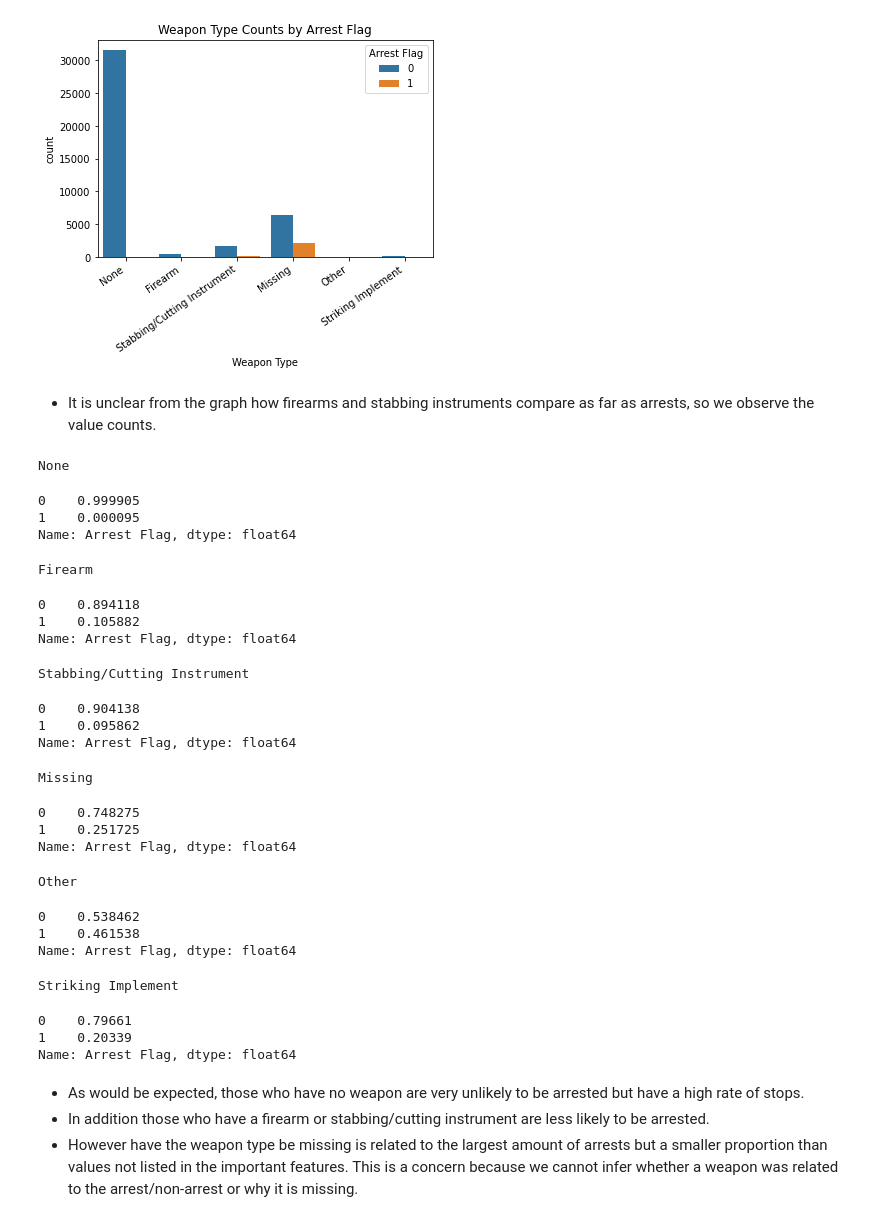
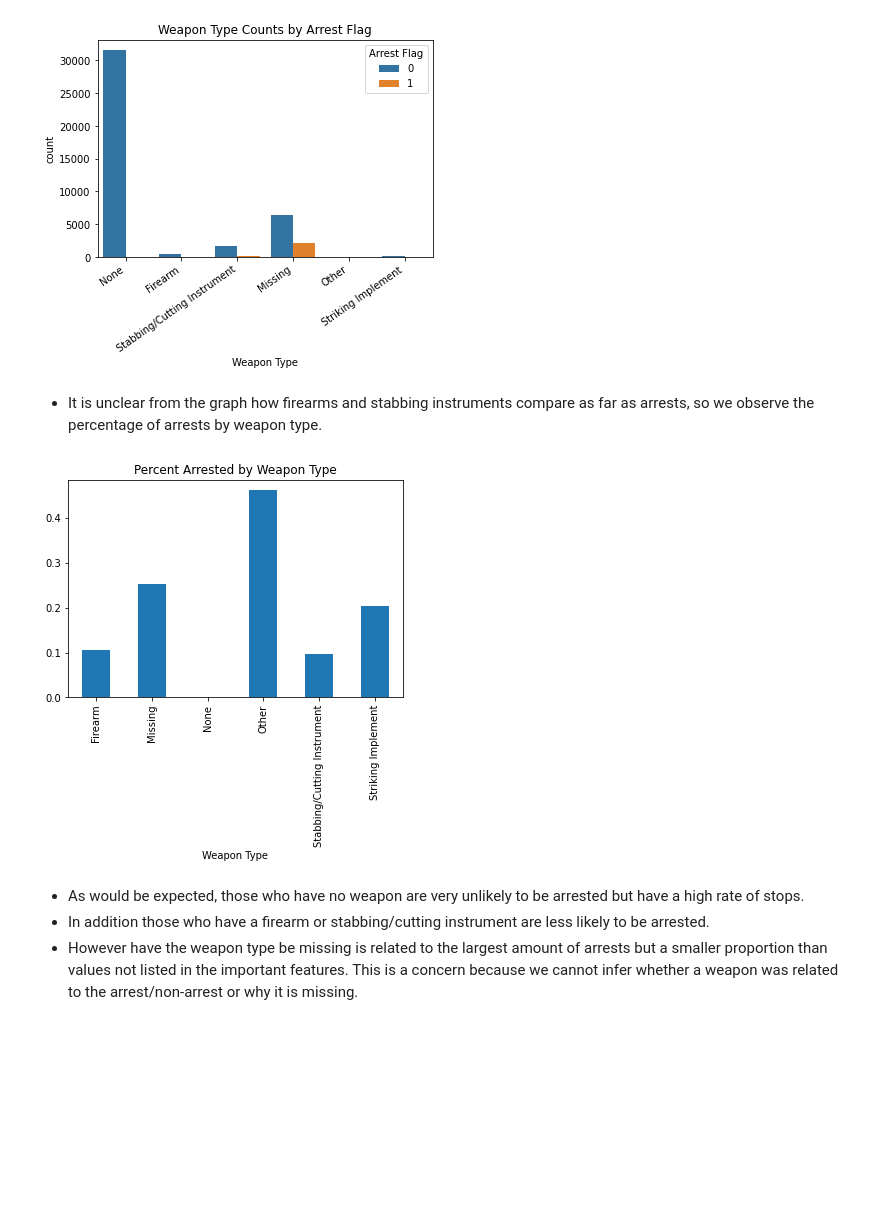
Before and after one commit to charlottebasch/Variables-Affecting-Terry-Stops, a Jupyter notebook: student.ipynb, the cells around one changed output. Cells and saved outputs as stored; diff of their text form; code cells hidden in the pictures; blank space fills up the shorter version.

```diff
--- a/student.ipynb
+++ b/student.ipynb
@@ -1101,20 +1083,30 @@ race_comp["Percent Arrests"].plot(kind="bar")
 # %%
 def feature_catplots(x):
+    """List the values of the category specified in feature importance (if categorical) and plots the column."""
+
+    #check for categical columns, and print out the important levels of the feature
     if x in cat_cols:
         fig, ax = plt.subplots(figsize=(6,4))
         print(f"Important Aspects of {x} are:")
         for feature in features:
             if x in feature:
                 print(f"- {feature[1]}")
+
+    #make the plot wider for numeric columns to accomodate the greater number of values
     else:
         fig, ax = plt.subplots(figsize=(12,4))
+
+    #plot the counts seperated by arrest
     sns.countplot(x=x, data=data, hue="Arrest Flag");
     plt.xticks(rotation=35, ha="right");
     plt.title(f"{x} Counts by Arrest Flag")
-def check_value_counts(x):
-    for item in data[x].unique():
-        print(item)
-        display(data[data[x] == item]["Arrest Flag"].value_counts(normalize=True))
+
+def check_percentage(x):
+    """Plot the percentage arrested for the specified category."""
+
+    df = data.groupby(x)["Arrest Flag"].value_counts(normalize=True).to_frame("Percent Arrests"). reset_index()
+    df = df[df["Arrest Flag"] == 1].set_index(x)
+    df["Percent Arrests"].plot(kind="bar", title=f"Percent Arrested by {x}")
 # %%
 feature_catplots(feats[0])
 # %% [output]
@@ -1125,34 +1117,11 @@ Important Aspects of Weapon Type are:
 - Firearm
 [figure]
 # %% [markdown]
-- It is unclear from the graph how firearms and stabbing instruments compare as far as arrests, so we observe the value counts.
+- It is unclear from the graph how firearms and stabbing instruments compare as far as arrests, so we observe the percentage of arrests by weapon type.
 # %%
-check_value_counts(feats[0])
+check_percentage(feats[0])
 # %% [output]
-None
-0    0.999905
-1    0.000095
-Name: Arrest Flag, dtype: float64
-Firearm
-0    0.894118
-1    0.105882
-Name: Arrest Flag, dtype: float64
-Stabbing/Cutting Instrument
-0    0.904138
-1    0.095862
-Name: Arrest Flag, dtype: float64
-Missing
-0    0.748275
-1    0.251725
-Name: Arrest Flag, dtype: float64
-Other
-0    0.538462
-1    0.461538
-Name: Arrest Flag, dtype: float64
-Striking Implement
-0    0.79661
-1    0.20339
-Name: Arrest Flag, dtype: float64
+[figure, added]
 # %% [markdown]
 - As would be expected, those who have no weapon are very unlikely to be arrested but have a high rate of stops.
 - In addition those who have a firearm or stabbing/cutting instrument are less likely to be arrested.
```
Also changed, not shown: parts of 17 cells of this notebook.
